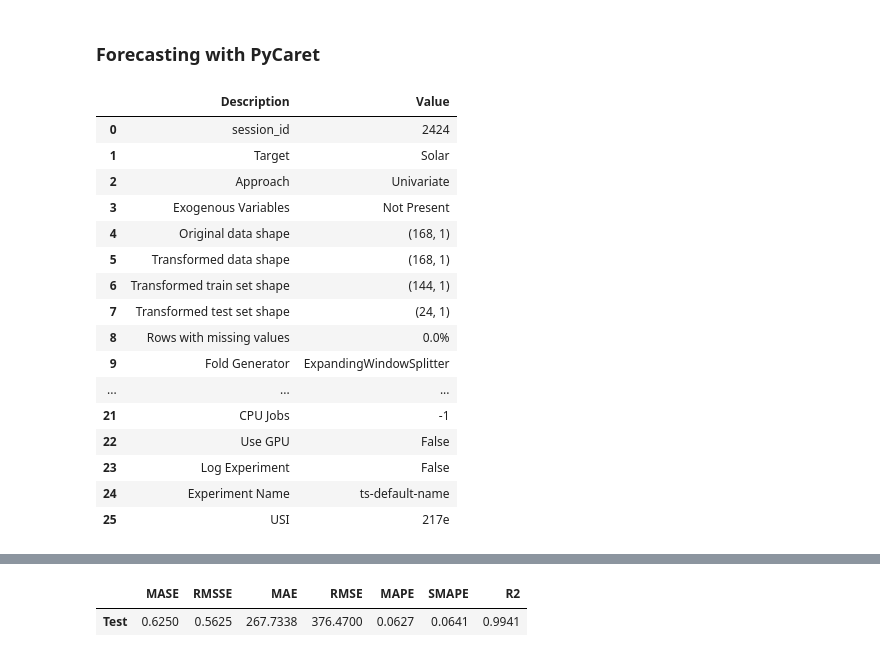
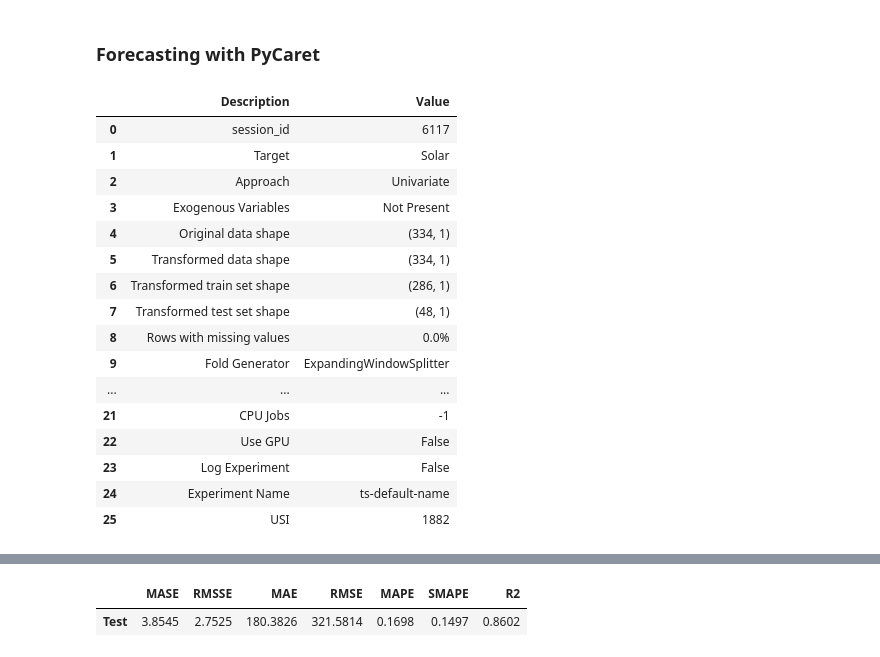
Before and after one commit to derevirn/renewcast, a Jupyter notebook: notebooks/forecasting_entsoe.ipynb, the cells around one changed output, grey strips where cells are left out. Cells and saved outputs as stored; diff of their text form; code cells hidden in the pictures.

```diff
--- a/notebooks/forecasting_entsoe.ipynb
+++ b/notebooks/forecasting_entsoe.ipynb
@@ -31,18 +38,18 @@ Wall time: 6.11 s
 # %% [markdown]
 ### Forecasting with PyCaret
 # %%
-ts = setup(data = df_energy['Solar'], fh = 24,
+ts = setup(data = df_energy['Solar'], fh = 48,
            enforce_exogenous = False, fold = 3)
 # %% [output]
 |  | Description | Value |
-| 0 | session_id | 2424 |
+| 0 | session_id | 6117 |
 | 1 | Target | Solar |
 | 2 | Approach | Univariate |
 | 3 | Exogenous Variables | Not Present |
-| 4 | Original data shape | (168, 1) |
-| 5 | Transformed data shape | (168, 1) |
-| 6 | Transformed train set shape | (144, 1) |
-| 7 | Transformed test set shape | (24, 1) |
+| 4 | Original data shape | (334, 1) |
+| 5 | Transformed data shape | (334, 1) |
+| 6 | Transformed train set shape | (286, 1) |
+| 7 | Transformed test set shape | (48, 1) |
 | 8 | Rows with missing values | 0.0% |
 | 9 | Fold Generator | ExpandingWindowSplitter |
 | ... | ... | ... |
@@ -50,13 +57,13 @@ ts = setup(data = df_energy['Solar'], fh = 24,
 | 22 | Use GPU | False |
 | 23 | Log Experiment | False |
 | 24 | Experiment Name | ts-default-name |
-| 25 | USI | 217e |
+| 25 | USI | 1882 |
 # %%
-model = create_model('exp_smooth', cross_validation = False)
+model = create_model('auto_arima', cross_validation = False, engine = 'statsforecast')
 # %% [output]
 [interactive output not drawn]
 |  | MASE | RMSSE | MAE | RMSE | MAPE | SMAPE | R2 |
-| Test | 0.6250 | 0.5625 | 267.7338 | 376.4700 | 0.0627 | 0.0641 | 0.9941 |
+| Test | 3.8545 | 2.7525 | 180.3826 | 321.5814 | 0.1698 | 0.1497 | 0.8602 |
 # %%
 fig_kwargs = {'renderer': 'jupyterlab'}
 
```
Also changed, not shown: parts of 3 cells of this notebook, 7 other files.
